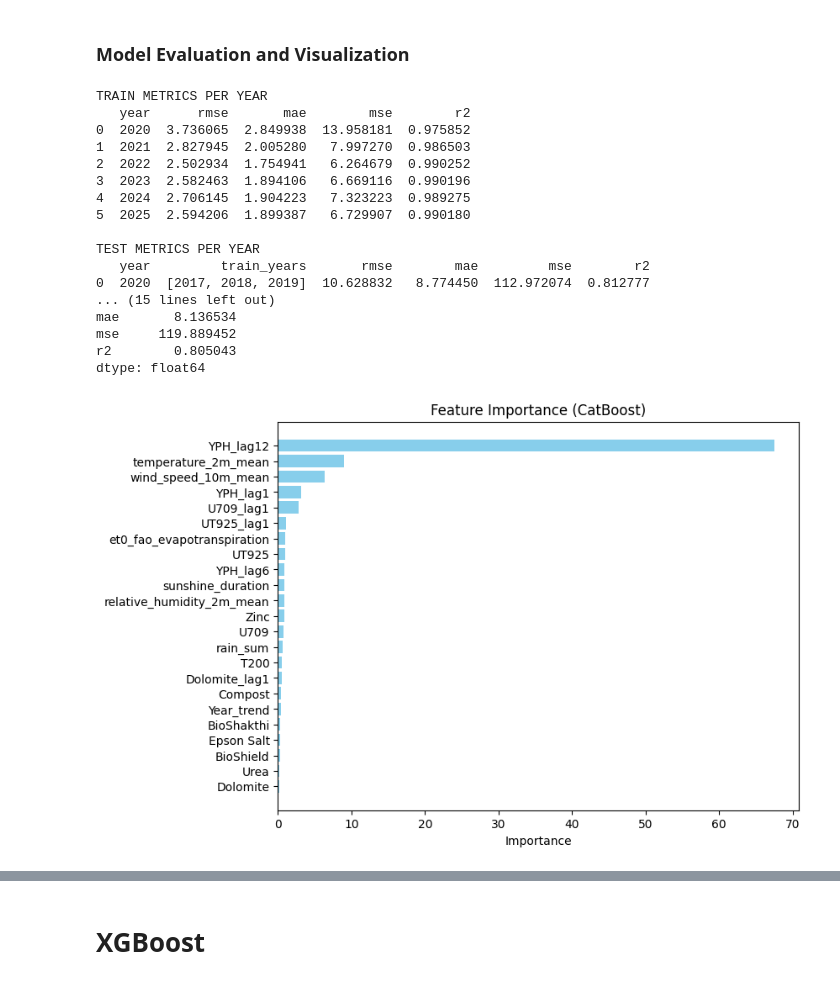
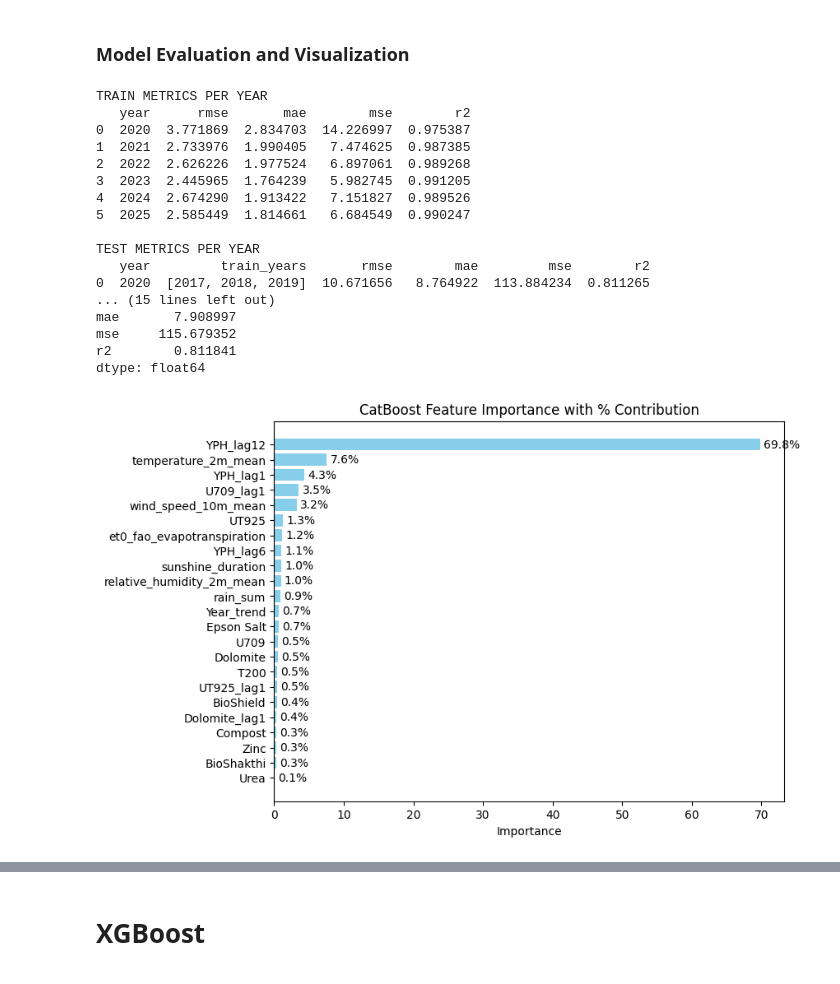
Before and after one commit to Kavishka2401/GPTea, a Jupyter notebook: Machine_Learning_Pipeline/Preprocessing_and_ModelTraining.ipynb, the cells around one changed output, grey strips where cells are left out. Cells and saved outputs as stored; diff of their text form; code cells hidden in the pictures.

```diff
--- a/Machine_Learning_Pipeline/Preprocessing_and_ModelTraining.ipynb
+++ b/Machine_Learning_Pipeline/Preprocessing_and_ModelTraining.ipynb
@@ -122,7 +122,6 @@ test_years = [y for y in all_years if all(ty in all_years for ty in [y-3, y-2, y
 
 # Data Augmentation
 def add_gaussian_noise(X, y, noise_std=0.03, n_augmentations=2):
-    """Add Gaussian noise to augment training data"""
     X_aug = [X.values.copy()]
     y_aug = [y.values.copy()]
 
@@ -223,49 +222,60 @@ print(test_metrics_df[['rmse','mae','mse','r2']].mean())
 feature_importance = pd.DataFrame({
     'feature': features,
     'importance': model.get_feature_importance()
-}).sort_values(by='importance', ascending=False)
+})
 
+# Calculate percentage contribution
+feature_importance['percentage'] = (feature_importance['importance'] / feature_importance['importance'].sum()) * 100
+feature_importance = feature_importance.sort_values(by='importance', ascending=False)
+
+# Plot feature importance
 plt.figure(figsize=(8,6))
-plt.barh(feature_importance['feature'], feature_importance['importance'], color='skyblue')
+bars = plt.barh(feature_importance['feature'], feature_importance['importance'], color='skyblue')
 plt.gca().invert_yaxis()
 plt.xlabel("Importance")
-plt.title("Feature Importance (CatBoost)")
+plt.title("CatBoost Feature Importance with % Contribution")
+
+# Percentage labels to bars
+for bar, pct in zip(bars, feature_importance['percentage']):
+    plt.text(bar.get_width() + 0.5, bar.get_y() + bar.get_height()/2,
+             f"{pct:.1f}%", va='center')
+
 plt.show()
 
 # Predicted vs Actual Plot
 plt.figure(figsize=(6,6))
 plt.scatter(y_test, y_test_pred, color='green', alpha=0.7)
 plt.plot([y_test.min(), y_test.max()], [y_test.min(), y_test.max()], color='red', linestyle='--')
 plt.xlabel("Actual YPH")
 plt.ylabel("Predicted YPH")
 plt.title(f"Predicted vs Actual ({test_year})")
 plt.show()
 
 # Residuals vs Predicted Plot
 residuals = y_test - y_test_pred
 plt.figure(figsize=(6,6))
 plt.scatter(y_test_pred, residuals, color='orange', alpha=0.7)
 plt.axhline(0, color='black', linestyle='--')
 plt.xlabel("Predicted YPH")
 plt.ylabel("Residuals")
 plt.title(f"Residuals vs Predicted ({test_year})")
 plt.show()
 # %% [output]
 TRAIN METRICS PER YEAR
    year      rmse       mae        mse        r2
-0  2020  3.736065  2.849938  13.958181  0.975852
-1  2021  2.827945  2.005280   7.997270  0.986503
-2  2022  2.502934  1.754941   6.264679  0.990252
-3  2023  2.582463  1.894106   6.669116  0.990196
-4  2024  2.706145  1.904223   7.323223  0.989275
-5  2025  2.594206  1.899387   6.729907  0.990180
+0  2020  3.771869  2.834703  14.226997  0.975387
+1  2021  2.733976  1.990405   7.474625  0.987385
+2  2022  2.626226  1.977524   6.897061  0.989268
+3  2023  2.445965  1.764239   5.982745  0.991205
+4  2024  2.674290  1.913422   7.151827  0.989526
+5  2025  2.585449  1.814661   6.684549  0.990247
 
 TEST METRICS PER YEAR
    year         train_years       rmse        mae         mse        r2
-0  2020  [2017, 2018, 2019]  10.628832   8.774450  112.972074  0.812777
+0  2020  [2017, 2018, 2019]  10.671656   8.764922  113.884234  0.811265
 ... (15 lines left out)
-mae       8.136534
-mse     119.889452
-r2        0.805043
+mae       7.908997
+mse     115.679352
+r2        0.811841
 dtype: float64
-[figure, old version]
+[figure, new version]
```
Also changed, not shown: parts of 14 cells of this notebook.
